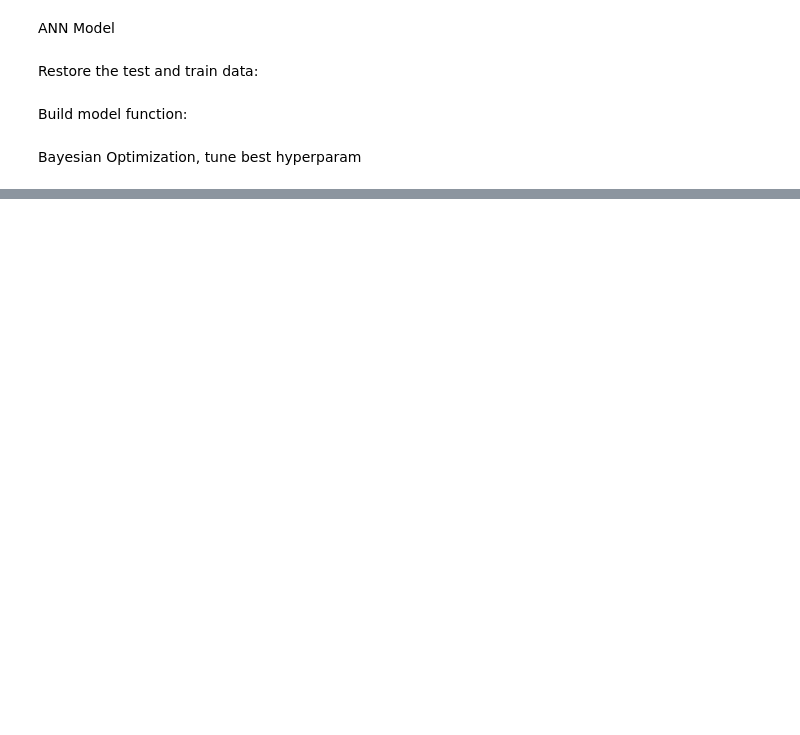
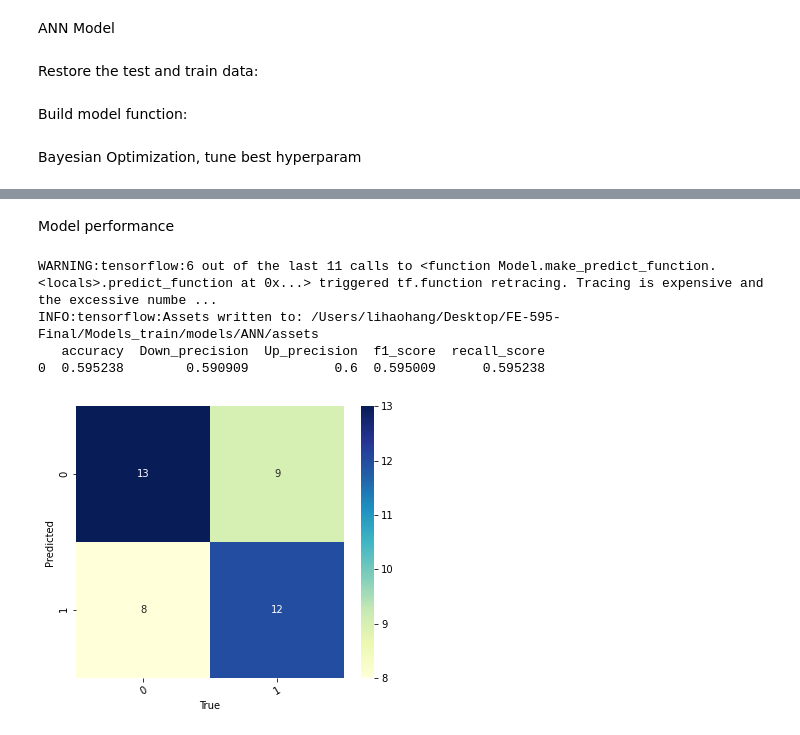
Before and after one commit to Acatsama0871/FE-595-Final, a Jupyter notebook: Models_train/Model_train_P1.ipynb, the cells around one changed output, grey strips where cells are left out. Saved outputs shown, nothing was run; the diff lists cells and outputs as text; code cells hidden in the pictures; blank space fills up the shorter version.

```diff
--- a/Models_train/Model_train_P1.ipynb
+++ b/Models_train/Model_train_P1.ipynb
@@ -323,0 +499,28 @@ tuner_ANN.results_summary()
+# %%
+def build_best_ANN():
+    # model
+    model = Sequential()
+    model.add(Input(shape=(27,)))
+
+    # dense layers set 1
+    for i in range(1):
+        model.add(Dense(50))
+        model.add(Activation("relu"))
+
+    # dense layer set 2
+    for i in range(2):
+        model.add(Dense(20))
+        model.add(Activation("relu"))
+
+    # output layer
+    model.add(Dense(2, activation="sigmoid"))
+
+    # tune learning rate
+    model.compile(
+        optimizer=Adam(learning_rate=0.0015), loss="binary_crossentropy",
+        metrics=["accuracy"]
+    )
+
+    return model
+
+build_best_ANN().summary()
@@ -323,0 +580,24 @@ tuner_ANN.results_summary()
+# %% [markdown]
+Model performance
+# %%
+# save model
+model = build_best_ANN()
+model.fit(trainX, trainY, epochs=100, batch_size=30, verbose=0)
+ANN_pred = np.argmax(model.predict(validationX), axis=-1)
+model.save(os.path.join(os.getcwd(), "models/ANN"))
+
+# confusion matrix
+ANN_confusion_matrix = plot_confusion_matrix(ANN_pred,
+                                            np.argmax(validationY, axis=-1),
+                                            save_plot=True,
+                                            the_path=os.path.join(os.getcwd(), "confusion_matrix/ANN.png"))
+
+# model performance form
+ANN_performance = model_performance(np.argmax(validationY, axis=-1), ANN_pred)
+print(ANN_performance)
+# %% [output]
+WARNING:tensorflow:6 out of the last 11 calls to <function Model.make_predict_function.<locals>.predict_function at 0x...> triggered tf.function retracing. Tracing is expensive and the excessive numbe ...
+INFO:tensorflow:Assets written to: /Users/lihaohang/Desktop/FE-595-Final/Models_train/models/ANN/assets
+   accuracy  Down_precision  Up_precision  f1_score  recall_score
+0  0.595238        0.590909           0.6  0.595009      0.595238
+[figure, added]
```
Also changed, not shown: parts of 17 cells of this notebook, 8 other files.
